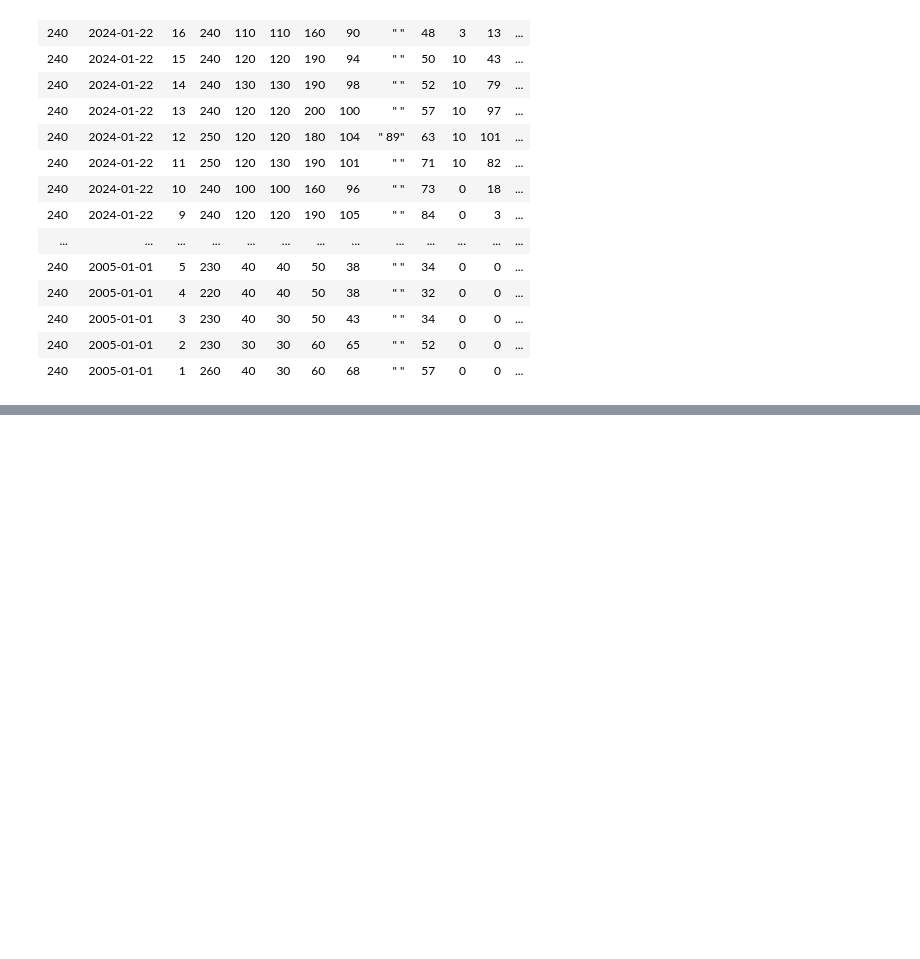
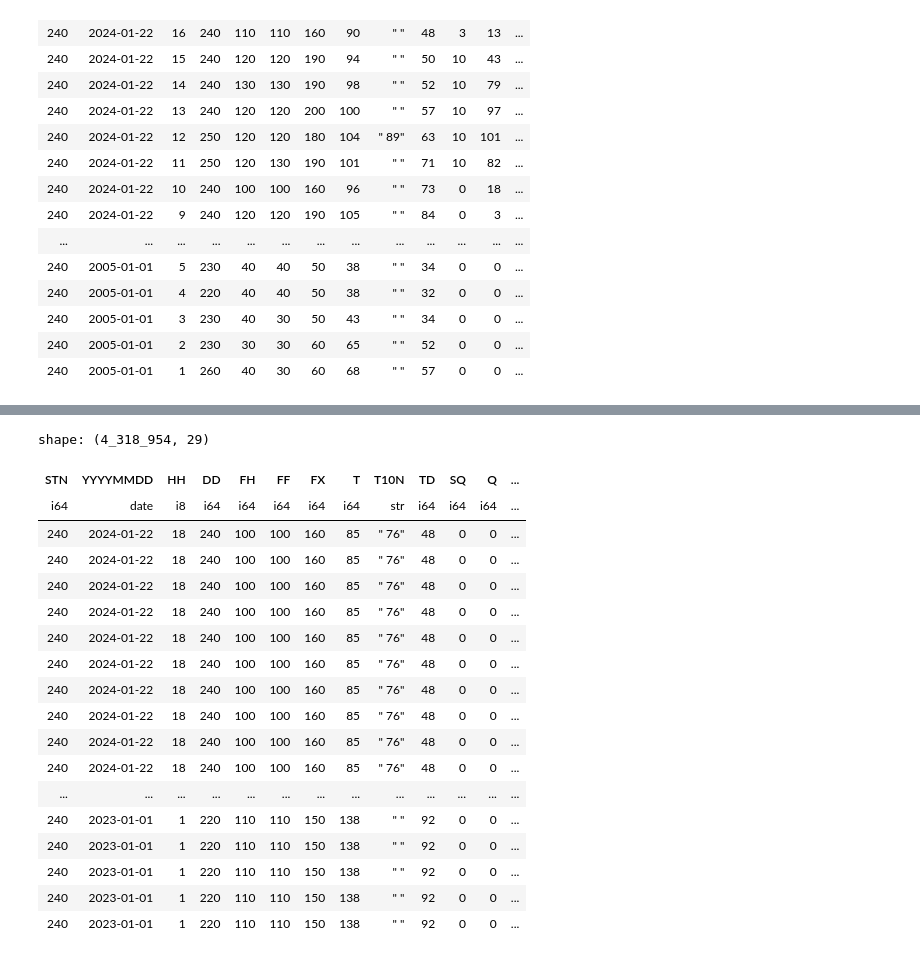
Before and after one commit to melchiorhering/DSP-Storm-Damage-on-Urban-Areas, a Jupyter notebook: src/notebooks/workbook.ipynb, the cells around one changed output, grey strips where cells are left out. Drawn from its saved outputs; the diff is of its cells as text; code cells hidden in the pictures; blank space fills up the shorter version.

Commit message:
create df for modeling

```diff
--- a/src/notebooks/workbook.ipynb
+++ b/src/notebooks/workbook.ipynb
@@ -232,0 +192,39 @@ shape: (537,)
+# %%
+model_data = knmi_weather_data_2023_buurten.join(
+    buurten_combined[
+        [
+            "Incidents_Date",
+            "Incidents_Incident_Starttime_Hour",
+            "buurtcode",
+            "Trees_Total",
+            "Incidents_Damage_Type",
+            "Incidents_Total",
+            # "buurtnaam",
+            # "geometry",
+        ]
+    ],
+    left_on=("YYYYMMDD", "HH", "buurtcode"),
+    right_on=("Incidents_Date", "Incidents_Incident_Starttime_Hour", "buurtcode"),
+    how="left",
+)
+model_data
+# %% [output]
+shape: (4_318_954, 29)
+| STN | YYYYMMDD | HH | DD | FH | FF | FX | T | T10N | TD | SQ | Q | ... |
+| i64 | date | i8 | i64 | i64 | i64 | i64 | i64 | str | i64 | i64 | i64 | ... |
+| 240 | 2024-01-22 | 18 | 240 | 100 | 100 | 160 | 85 | " 76" | 48 | 0 | 0 | ... |
+| 240 | 2024-01-22 | 18 | 240 | 100 | 100 | 160 | 85 | " 76" | 48 | 0 | 0 | ... |
+| 240 | 2024-01-22 | 18 | 240 | 100 | 100 | 160 | 85 | " 76" | 48 | 0 | 0 | ... |
+| 240 | 2024-01-22 | 18 | 240 | 100 | 100 | 160 | 85 | " 76" | 48 | 0 | 0 | ... |
+| 240 | 2024-01-22 | 18 | 240 | 100 | 100 | 160 | 85 | " 76" | 48 | 0 | 0 | ... |
+| 240 | 2024-01-22 | 18 | 240 | 100 | 100 | 160 | 85 | " 76" | 48 | 0 | 0 | ... |
+| 240 | 2024-01-22 | 18 | 240 | 100 | 100 | 160 | 85 | " 76" | 48 | 0 | 0 | ... |
+| 240 | 2024-01-22 | 18 | 240 | 100 | 100 | 160 | 85 | " 76" | 48 | 0 | 0 | ... |
+| 240 | 2024-01-22 | 18 | 240 | 100 | 100 | 160 | 85 | " 76" | 48 | 0 | 0 | ... |
+| 240 | 2024-01-22 | 18 | 240 | 100 | 100 | 160 | 85 | " 76" | 48 | 0 | 0 | ... |
+| ... | ... | ... | ... | ... | ... | ... | ... | ... | ... | ... | ... | ... |
+| 240 | 2023-01-01 | 1 | 220 | 110 | 110 | 150 | 138 | " " | 92 | 0 | 0 | ... |
+| 240 | 2023-01-01 | 1 | 220 | 110 | 110 | 150 | 138 | " " | 92 | 0 | 0 | ... |
+| 240 | 2023-01-01 | 1 | 220 | 110 | 110 | 150 | 138 | " " | 92 | 0 | 0 | ... |
+| 240 | 2023-01-01 | 1 | 220 | 110 | 110 | 150 | 138 | " " | 92 | 0 | 0 | ... |
+| 240 | 2023-01-01 | 1 | 220 | 110 | 110 | 150 | 138 | " " | 92 | 0 | 0 | ... |
```
Also changed, not shown: parts of 15 cells of this notebook, 1 other file.
